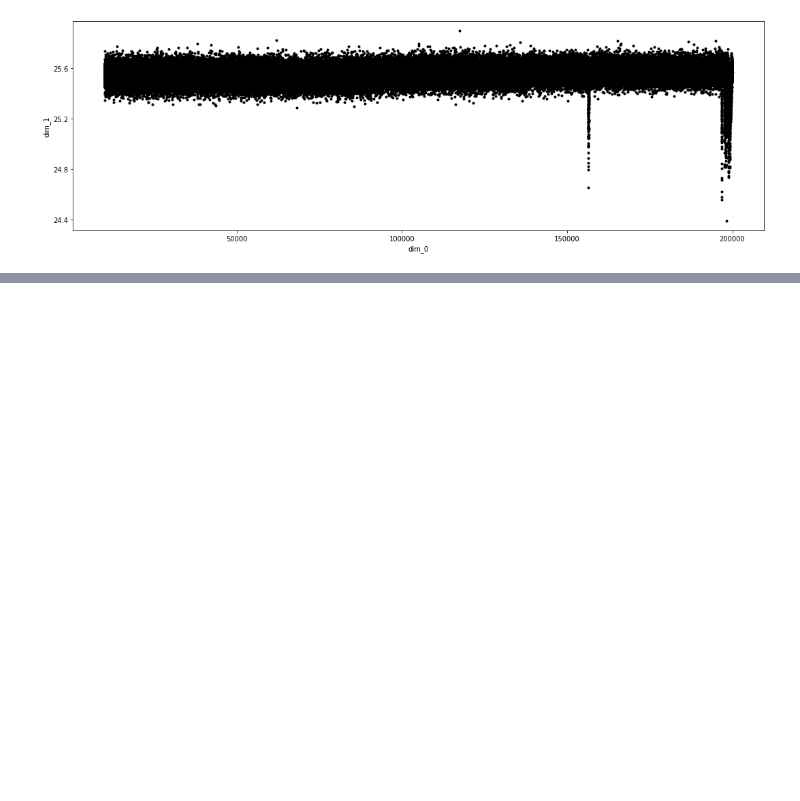
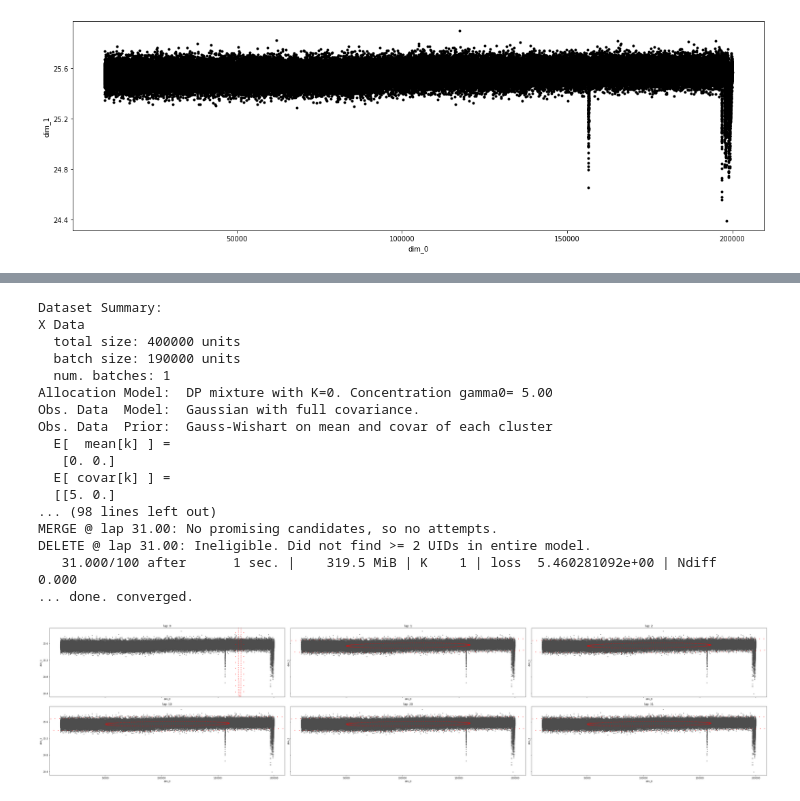
Before and after one commit to nick-torenvliet/old-bnp-anomaly, a Jupyter notebook: jupyter/scratch.ipynb, the cells around one changed output, grey strips where cells are left out. Drawn from its saved outputs; the diff is of its cells as text; code cells hidden in the pictures; blank space fills up the shorter version.

```diff
--- a/jupyter/scratch.ipynb
+++ b/jupyter/scratch.ipynb
@@ -180,3 +155,43 @@ KeyboardInterrupt:
+# %%
+###############################################################################
+#
+# *Gauss* observation model
+# -------------------------
+#
+# Start with too many clusters (K=25)
+# Use merges and deletes to reduce to a better set.
+K=1
+full_trained_model, full_info_dict = bnpy.run(
+    dataset, 'DPMixtureModel', 'Gauss', 'memoVB',
+    output_path=('/tmp/faithful/' +
+        'trymoves-K=%d-gamma=%s-lik-Gauss-ECovMat=%s*eye-moves=merge,delete,shuffle/' % (
+            K, gamma, sF)),
+    nLap=100, nTask=1, nBatch=1,
+    gamma0=gamma, sF=sF, ECovMat='eye',
+    K=K, initname='randexamplesbydist',
+    moves='merge,delete,shuffle',
+    **dict(list(delete_kwargs.items()) + list(merge_kwargs.items())))
+
+show_clusters_over_time(full_info_dict['task_output_path'])
+# %% [output]
+Dataset Summary:
+X Data
+  total size: 400000 units
+  batch size: 190000 units
+  num. batches: 1
+Allocation Model:  DP mixture with K=0. Concentration gamma0= 5.00
+Obs. Data  Model:  Gaussian with full covariance.
+Obs. Data  Prior:  Gauss-Wishart on mean and covar of each cluster
+  E[  mean[k] ] =
+   [0. 0.]
+  E[ covar[k] ] =
+  [[5. 0.]
+... (98 lines left out)
+MERGE @ lap 31.00: No promising candidates, so no attempts.
+DELETE @ lap 31.00: Ineligible. Did not find >= 2 UIDs in entire model.
+   31.000/100 after      1 sec. |    319.5 MiB | K    1 | loss  5.460281092e+00 | Ndiff    0.000
+... done. converged.
+[figure, added]
 # %%
 ###############################################################################
 #
```
Also changed, not shown: parts of 4 cells of this notebook, 10 other files.
